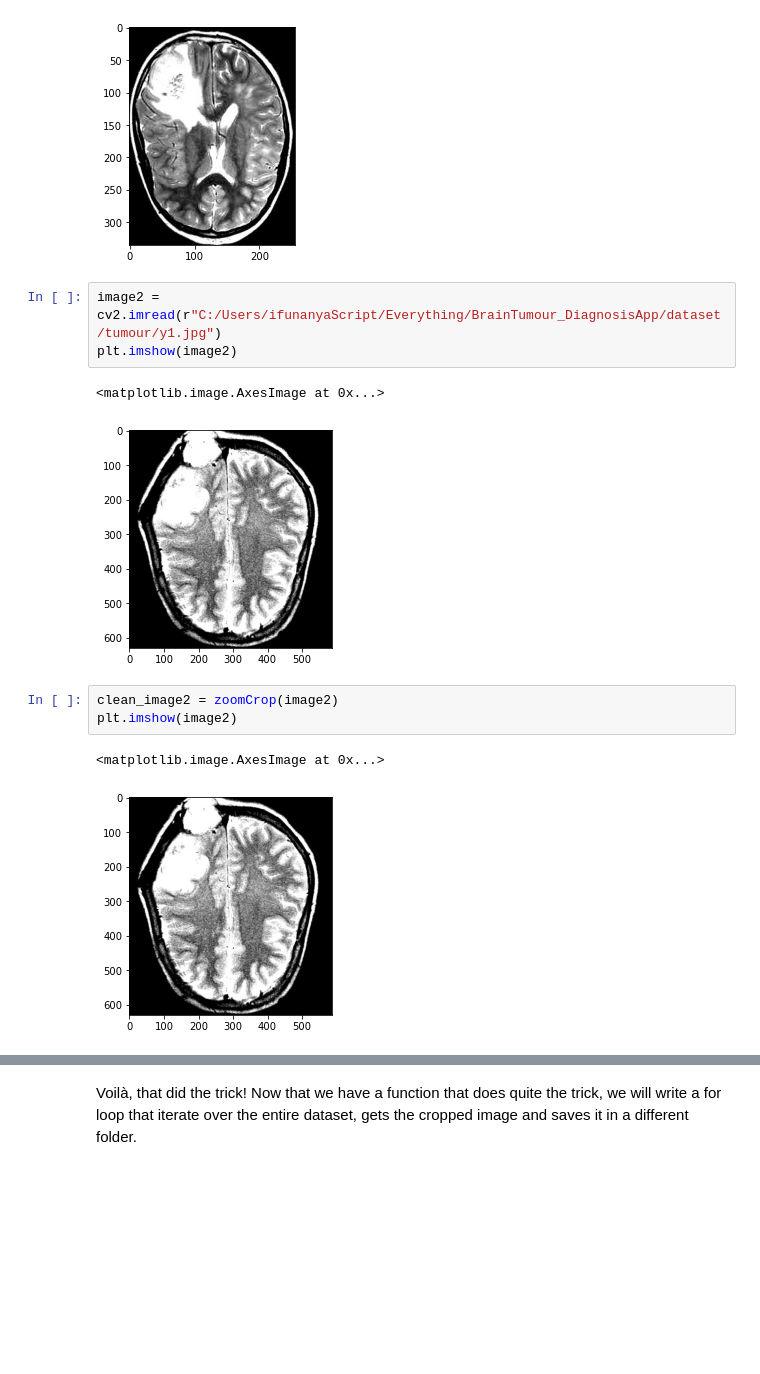
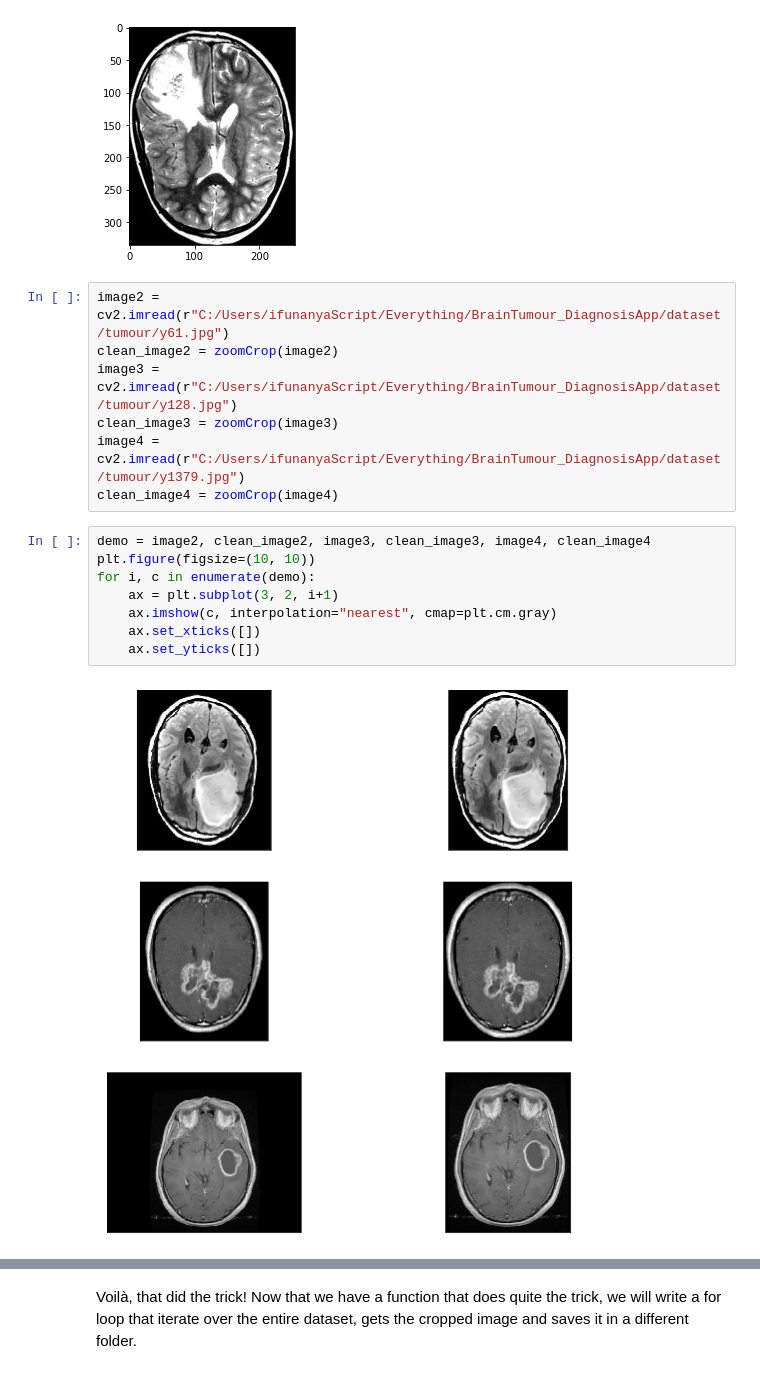
Before and after one commit to ifunanyaScript/Brain-tumour-diagnosis-app, a Jupyter notebook: notebooks/data_cleaning.ipynb, the cells around one changed output, grey strips where cells are left out. Saved outputs shown, nothing was run; the diff lists cells and outputs as text; blank space fills up the shorter version.

```diff
--- a/notebooks/data_cleaning.ipynb
+++ b/notebooks/data_cleaning.ipynb
@@ -70,15 +71,20 @@ plt.imshow(clean_image)
 # %% [output]
 <matplotlib.image.AxesImage at 0x...>
 [figure]
-# %%
-image2 = cv2.imread(r"C:/Users/ifunanyaScript/Everything/BrainTumour_DiagnosisApp/dataset/tumour/y1.jpg")
-plt.imshow(image2)
-# %% [output]
-<matplotlib.image.AxesImage at 0x...>
-[figure, removed]
-# %%
-clean_image2 = zoomCrop(image2)
-plt.imshow(image2)
-# %% [output]
-<matplotlib.image.AxesImage at 0x...>
-[figure, removed]
+# %%
+image2 = cv2.imread(r"C:/Users/ifunanyaScript/Everything/BrainTumour_DiagnosisApp/dataset/tumour/y61.jpg")
+clean_image2 = zoomCrop(image2)
+image3 = cv2.imread(r"C:/Users/ifunanyaScript/Everything/BrainTumour_DiagnosisApp/dataset/tumour/y128.jpg")
+clean_image3 = zoomCrop(image3)
+image4 = cv2.imread(r"C:/Users/ifunanyaScript/Everything/BrainTumour_DiagnosisApp/dataset/tumour/y1379.jpg")
+clean_image4 = zoomCrop(image4)
+# %%
+demo = image2, clean_image2, image3, clean_image3, image4, clean_image4
+plt.figure(figsize=(10, 10))
+for i, c in enumerate(demo):
+    ax = plt.subplot(3, 2, i+1)
+    ax.imshow(c, interpolation="nearest", cmap=plt.cm.gray)
+    ax.set_xticks([])
+    ax.set_yticks([])
+# %% [output]
+[figure, added]
```
Also changed, not shown: parts of 7 cells of this notebook.
